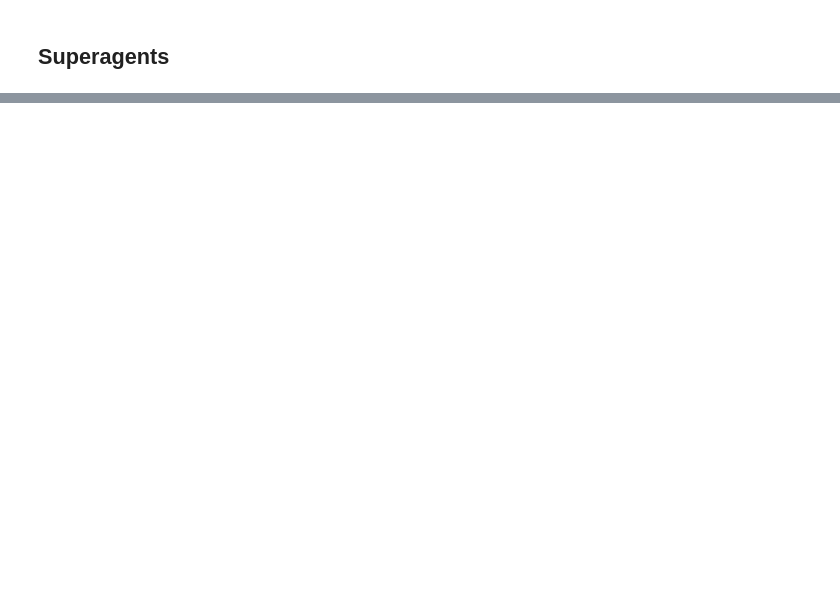
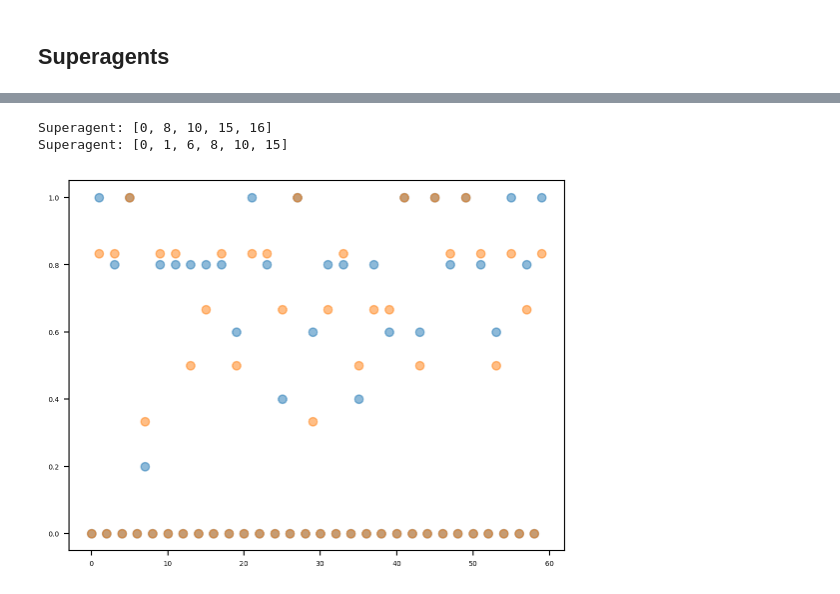
Before and after one commit to RuizSerra/factorised-MA-AIF-notebooks, a Jupyter notebook: 02 INFG 2x2 network.ipynb, the cells around one changed output, grey strips where cells are left out. Drawn from its saved outputs; the diff is of its cells as text; code cells hidden in the pictures; blank space fills up the shorter version.

```diff
--- a/02 INFG 2x2 network.ipynb
+++ b/02 INFG 2x2 network.ipynb
@@ -242,0 +225,6 @@ tuple(sorted([3, 1]))
+# %%
+get_superagent_members = lambda x: sorted(set().union(*x))
+
+for edge_tuple in superagents[:10]:
+    # Get the list of unique nodes in the edge tuple
+    print(get_superagent_members(edge_tuple))
@@ -242,0 +242,18 @@ tuple(sorted([3, 1]))
+# %%
+
+for superagent in superagents[20:50]:
+    members = get_superagent_members(superagent)
+    print(f"Superagent: {members}")
+    joint_efe = []
+    joint_vfe = []
+    for t in range(T):
+        joint_vfe.append(0)
+        joint_efe.append(0)
+        for i in members:
+            for gm_data in variables_history['generative_models_data'][t][i]:
+                joint_vfe[t] += torch.sum(gm_data['complexity'] - gm_data['accuracy']) / len(members)
+                joint_efe[t] += torch.sum(-gm_data['salience'] -gm_data['pragmatic_value'] -gm_data['novelty']) / len(members)
+                # print(gm_data['salience'] - gm_data['pragmatic_value'] - gm_data['novelty'])
+
+    plt.plot(joint_vfe)
+    # plt.plot(joint_efe)
@@ -242,0 +279,18 @@ tuple(sorted([3, 1]))
+# %%
+for superagent in superagents[55:57]:
+    members = get_superagent_members(superagent)
+    print(f"Superagent: {members}")
+    average_actions = []
+    for t in range(50, 80):
+        average_actions.append(0)
+        value = 0
+        for i in members:
+            value += variables_history['u'][t][i]
+        average_actions.append(value/len(members))
+
+    plt.scatter(np.arange(len(average_actions)), average_actions, label=f"Superagent {members}", alpha=0.5)
+    # plt.plot(joint_efe)
+# %% [output]
+Superagent: [0, 8, 10, 15, 16]
+Superagent: [0, 1, 6, 8, 10, 15]
+[figure, added]
```
Also changed, not shown: parts of 10 cells of this notebook.
